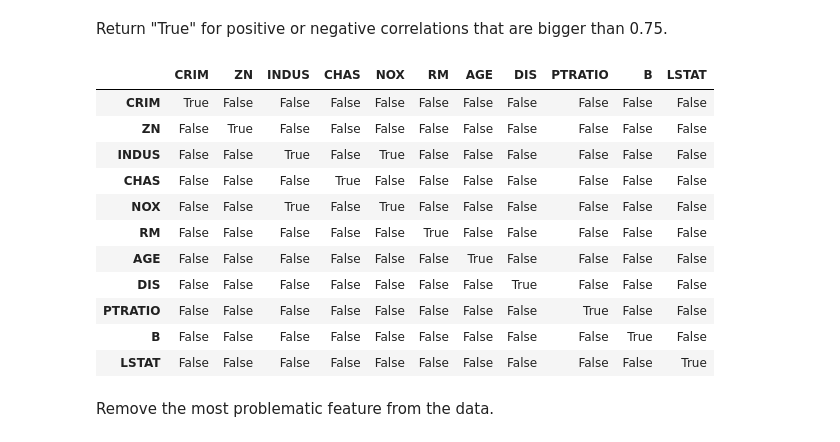
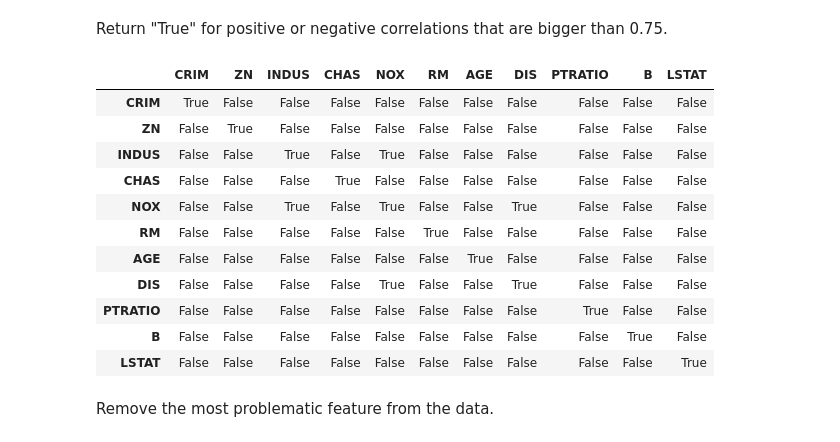
Before and after one commit to worldyne/dsc-1-11-07-multicollinearity-of-features-lab-seattle-ds-career-040119, a Jupyter notebook: index.ipynb, the cells around one changed output. Cells and saved outputs as stored; diff of their text form; code cells hidden in the pictures.

```diff
--- a/index.ipynb
+++ b/index.ipynb
@@ -81,17 +81,17 @@ boston_features.corr()
 # %% [markdown]
 Return "True" for positive or negative correlations that are bigger than 0.75.
 # %%
-abs(boston_features.corr() > .75)
+abs(boston_features.corr()) > .75
 # %% [output]
 |  | CRIM | ZN | INDUS | CHAS | NOX | RM | AGE | DIS | PTRATIO | B | LSTAT |
 | CRIM | True | False | False | False | False | False | False | False | False | False | False |
 | ZN | False | True | False | False | False | False | False | False | False | False | False |
 | INDUS | False | False | True | False | True | False | False | False | False | False | False |
 | CHAS | False | False | False | True | False | False | False | False | False | False | False |
-| NOX | False | False | True | False | True | False | False | False | False | False | False |
+| NOX | False | False | True | False | True | False | False | True | False | False | False |
 | RM | False | False | False | False | False | True | False | False | False | False | False |
 | AGE | False | False | False | False | False | False | True | False | False | False | False |
-| DIS | False | False | False | False | False | False | False | True | False | False | False |
+| DIS | False | False | False | False | True | False | False | True | False | False | False |
 | PTRATIO | False | False | False | False | False | False | False | False | True | False | False |
 | B | False | False | False | False | False | False | False | False | False | True | False |
 | LSTAT | False | False | False | False | False | False | False | False | False | False | True |
```
